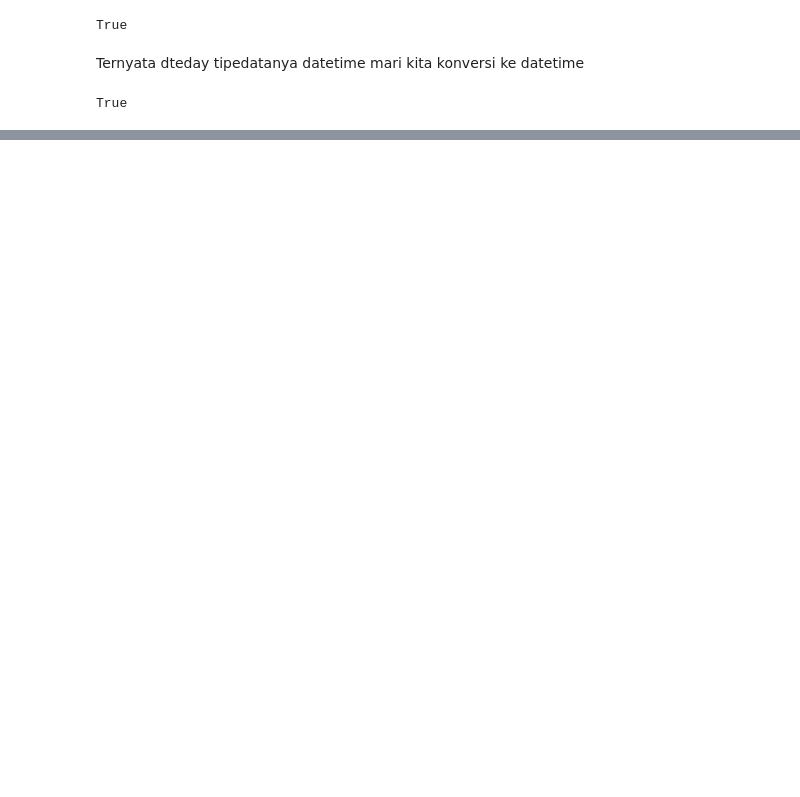
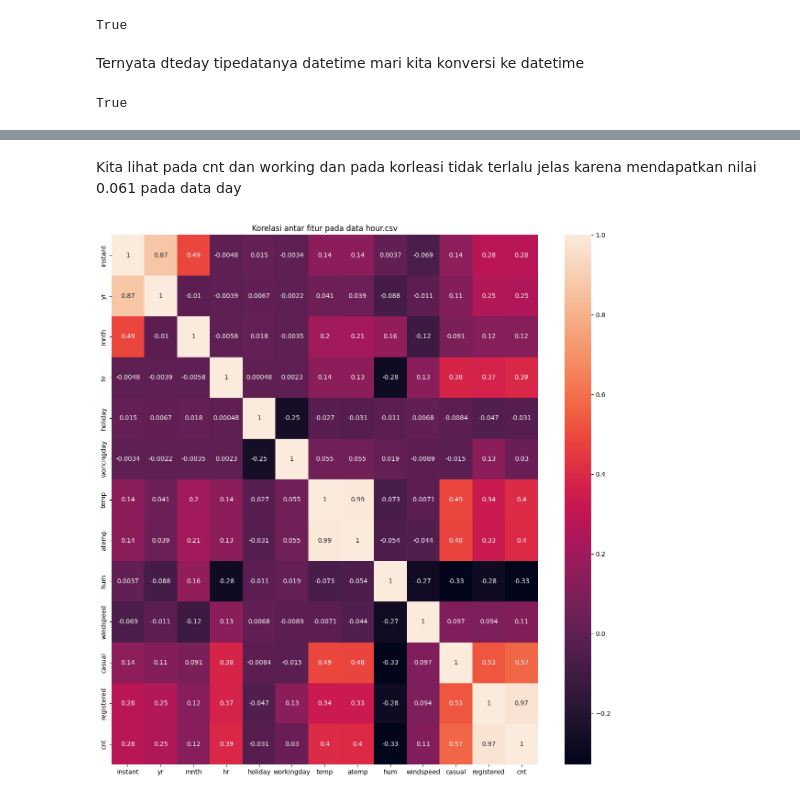
Before and after one commit to irizkyw/Submission-Dicoding, a Jupyter notebook: notebook.ipynb, the cells around one changed output, grey strips where cells are left out. Cells and saved outputs as stored; diff of their text form; code cells hidden in the pictures; blank space fills up the shorter version.

```diff
--- a/notebook.ipynb
+++ b/notebook.ipynb
@@ -344,0 +321,10 @@ plt.show()
+# %% [markdown]
+Kita lihat pada cnt dan working dan pada korleasi tidak terlalu jelas karena mendapatkan nilai 0.061 pada data day
+# %%
+# DO: Cek korelasi antar fitur menggunakan heatmap dari data hour.csv
+plt.figure(figsize=(15, 15))
+sns.heatmap(data_hour.select_dtypes(include=['number']).corr(), annot=True)
+plt.title('Korelasi antar fitur pada data hour.csv')
+plt.show()
+# %% [output]
+[figure, added]
```
Also changed, not shown: parts of 53 cells of this notebook, 2 other files.
